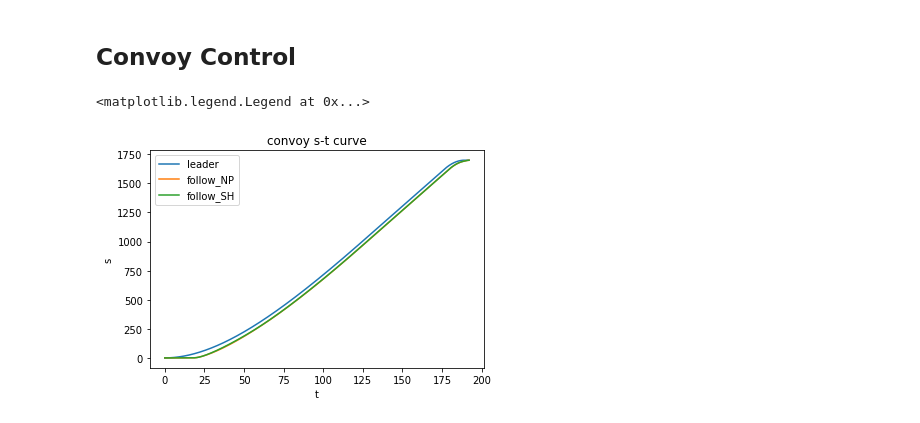
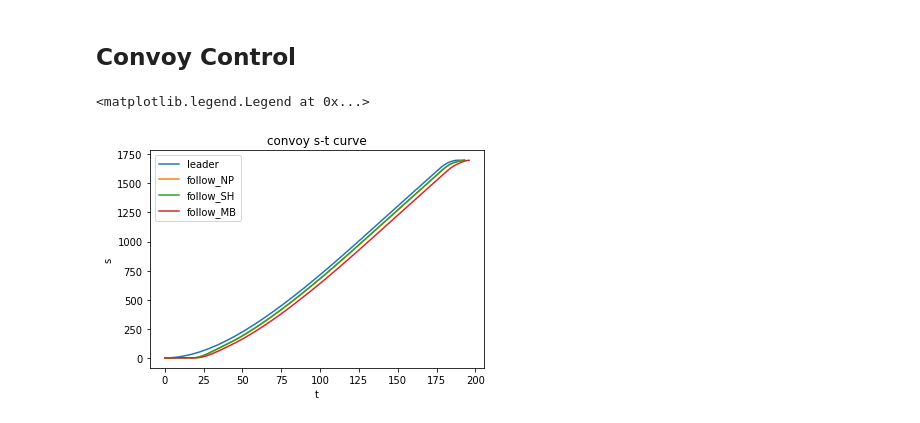
Before and after one commit to hzn18/train-platform, a Jupyter notebook: analysis/DPVisualization.ipynb, the cells around one changed output. Cells and saved outputs as stored; diff of their text form; code cells hidden in the pictures.

```diff
--- a/analysis/DPVisualization.ipynb
+++ b/analysis/DPVisualization.ipynb
@@ -79,11 +79,12 @@ plt.show()
 # %%
 plt.plot(follow_NP_df[0]["time"], follow_NP_df[0]["space"])
 plt.plot(follow_NP_df[1]["time"], follow_NP_df[1]["space"])
 plt.plot(follow_SH_df[1]["time"], follow_SH_df[1]["space"])
+plt.plot(follow_MB_df[1]["time"], follow_MB_df[1]["space"])
 plt.xlabel("t")
 plt.ylabel("s")
 plt.title("convoy s-t curve")
-plt.legend(["leader", "follow_NP", "follow_SH"])
+plt.legend(["leader", "follow_NP", "follow_SH", "follow_MB"])
 # %% [output]
 <matplotlib.legend.Legend at 0x...>
-[figure, old version]
+[figure, new version]
```
Also changed, not shown: parts of 4 cells of this notebook.
